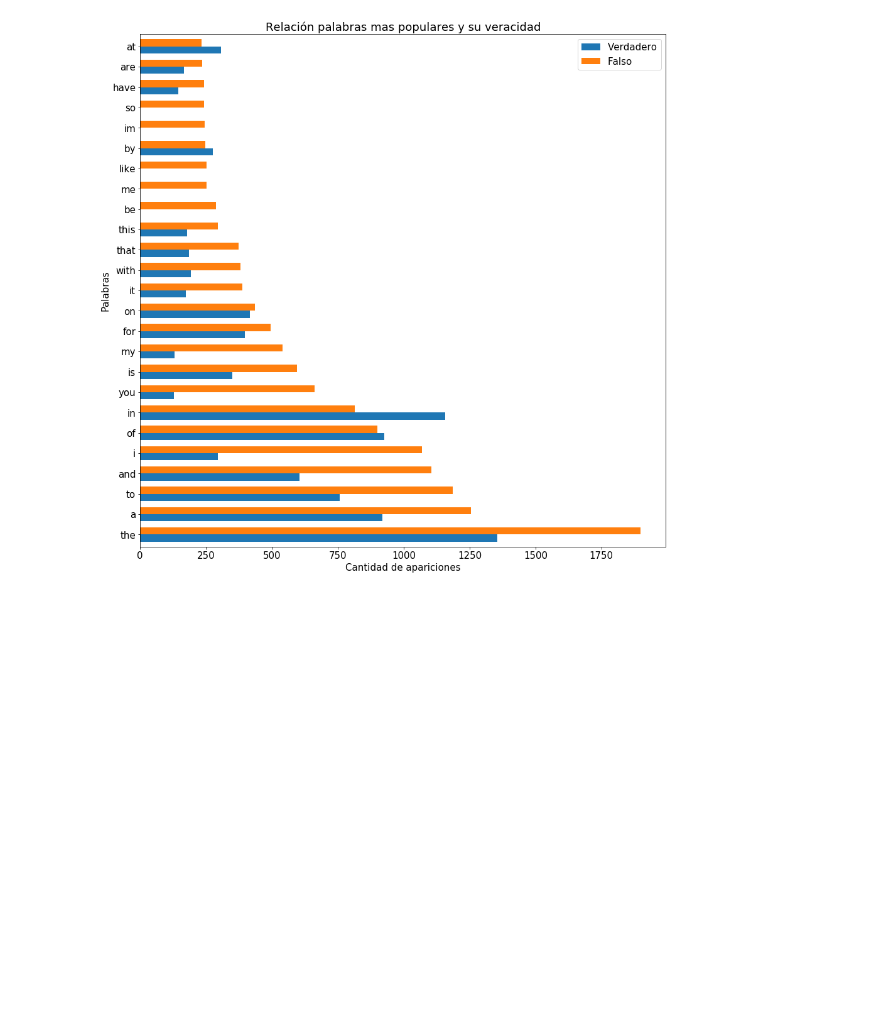
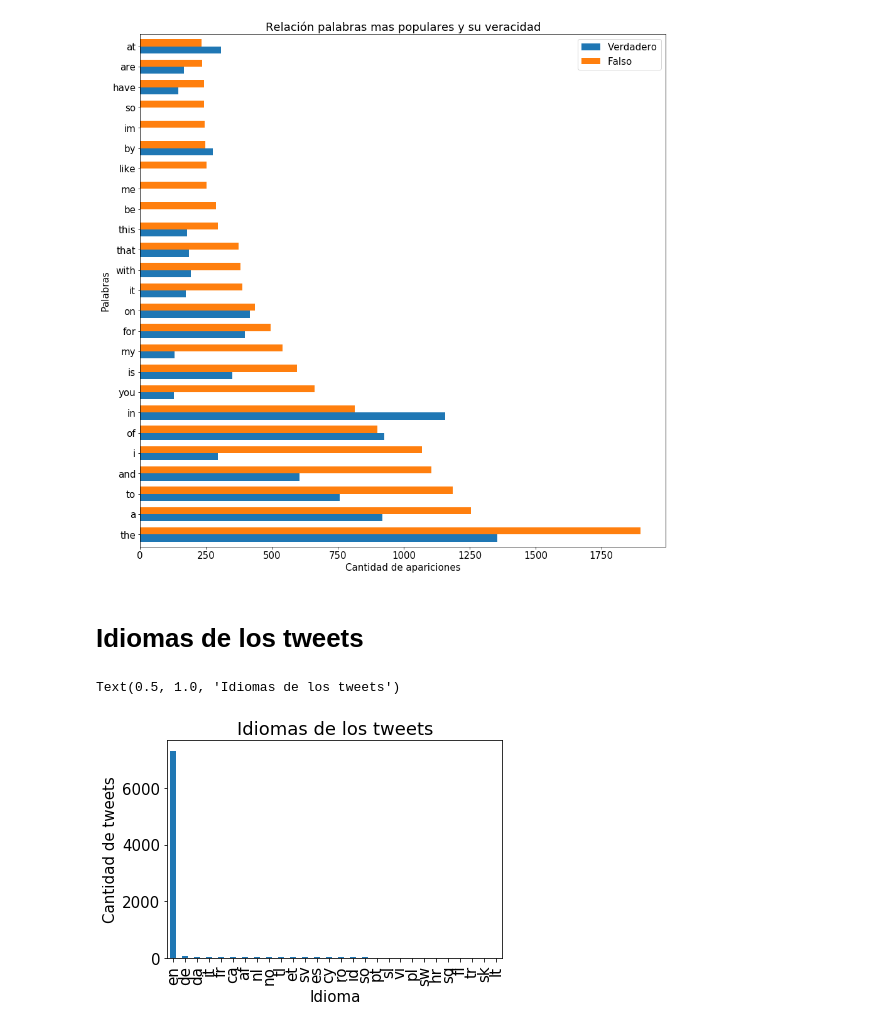
Before and after one commit to FranciscoGauna/TP1-Datos, a Jupyter notebook: Analisis-Seba.ipynb, the cells around one changed output. Saved outputs shown, nothing was run; the diff lists cells and outputs as text; code cells hidden in the pictures; blank space fills up the shorter version.

Commit message:
Analyze language of tweets

```diff
--- a/Analisis-Seba.ipynb
+++ b/Analisis-Seba.ipynb
@@ -236,3 +237,15 @@ ax.set_title("Relación palabras mas populares y su veracidad")
 plt.show()
 # %% [output]
 [figure]
+# %% [markdown]
+# Idiomas de los tweets
+# %%
+datos["lang"] = datos.apply(lambda row: ldetect(row["text"]), axis=1)
+# %%
+ax = datos.lang.value_counts().plot(kind="bar")
+ax.set_xlabel("Idioma")
+ax.set_ylabel("Cantidad de tweets")
+ax.set_title("Idiomas de los tweets")
+# %% [output]
+Text(0.5, 1.0, 'Idiomas de los tweets')
+[figure, added]
```
Also changed, not shown: parts of 4 cells of this notebook.
